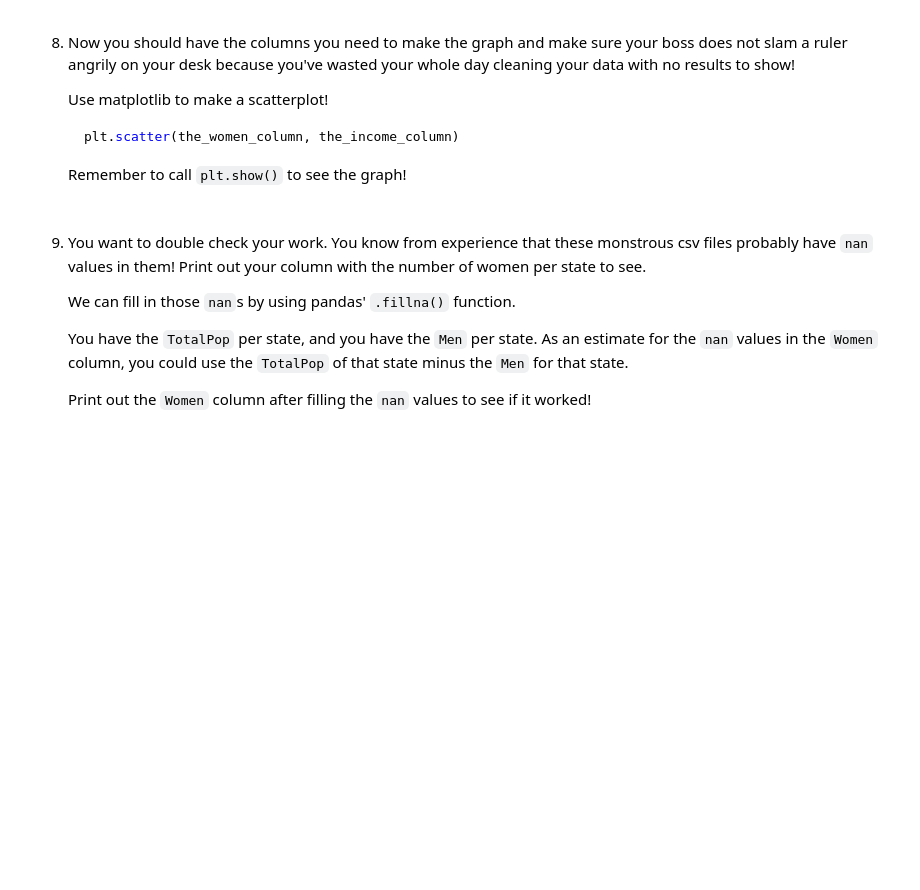
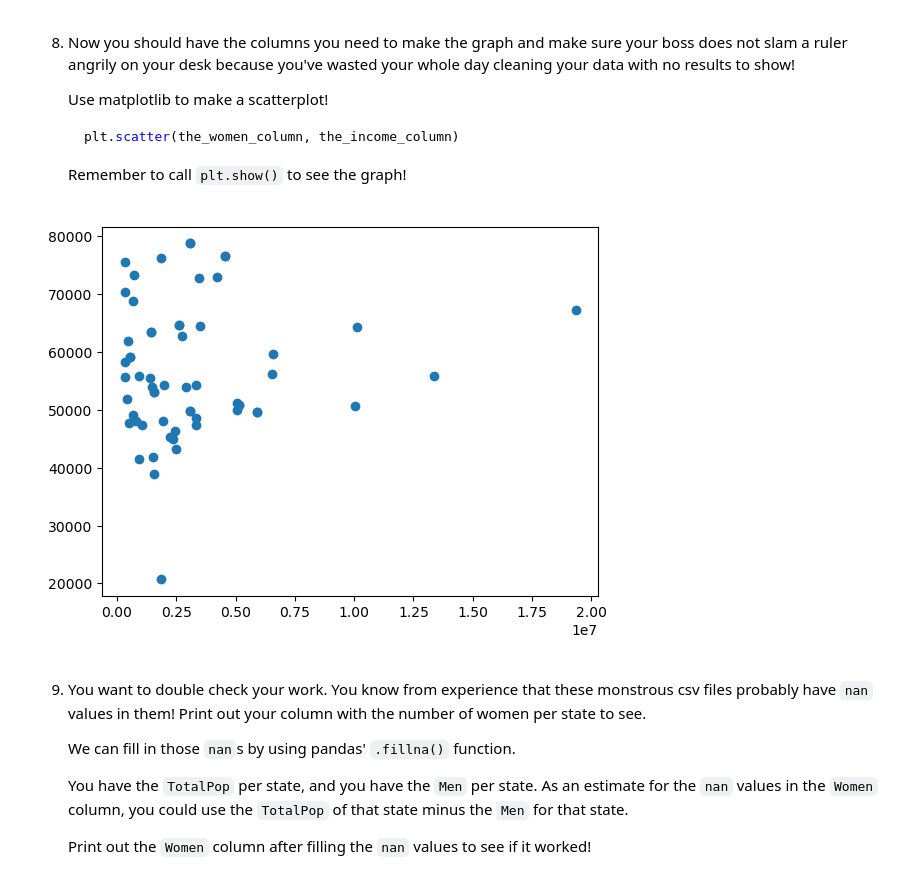
Before and after one commit to adamlaviguer/codecademy, a Jupyter notebook: codecademy-cleaning-us-census-data-project/Cleaning US Census Data.ipynb, the cells around one changed output. Saved outputs shown, nothing was run; the diff lists cells and outputs as text; code cells hidden in the pictures; blank space fills up the shorter version.

Commit message:
Latest Cleaning US Census Data project

````diff
--- a/codecademy-cleaning-us-census-data-project/Cleaning US Census Data.ipynb
+++ b/codecademy-cleaning-us-census-data-project/Cleaning US Census Data.ipynb
@@ -79,0 +64,3 @@ print(us_census.head())
+# %%
+us_census.columns = map(str.lower, us_census.columns)   # Lowercase all column names
+print(us_census.head())
@@ -81,3 +82,6 @@ print(us_census.head())
 ## Regex to the Rescue
 # %% [markdown]
 5. Use regex to turn the `Income` column into a format that is ready for conversion into a numerical type.
+# %%
+us_census.income = us_census.income.replace('[\$]', '', regex=True).replace(',', '', regex=True)
+print(us_census.head())
@@ -85,3 +103,7 @@ print(us_census.head())
 6. Look at the `GenderPop` column. We are going to want to separate this into two columns, the `Men` column, and the `Women` column.
 
    Split the column into those two new columns using `str.split` and separating out those results.
+# %%
+us_census['men'] = us_census.genderpop.str.split('_').str.get(0).replace('M', '', regex=True)
+us_census['women'] = us_census.genderpop.str.split('_').str.get(1).replace('F', '', regex=True)
+print(us_census.head())
@@ -91,0 +126,9 @@ print(us_census.head())
+# %%
+us_census.income = pd.to_numeric(us_census.income)
+us_census.men = pd.to_numeric(us_census.men)
+
+us_census.women = us_census.women.replace(['None', 'null', ''], np.nan)
+us_census['women'] = us_census['women'].fillna(us_census['totalpop'] - us_census['men'])
+us_census.women = pd.to_numeric(us_census.women)
+
+print(us_census.dtypes)
@@ -99,6 +157,11 @@ print(us_census.head())
    ```
 
    Remember to call `plt.show()` to see the graph!
+# %%
+plt.scatter(us_census.women, us_census.income)
+plt.show()
+# %% [output]
+[figure, added]
 # %% [markdown]
 9. You want to double check your work. You know from experience that these monstrous csv files probably have `nan` values in them! Print out your column with the number of women per state to see.
 
````
Also changed, not shown: parts of 9 cells of this notebook.
